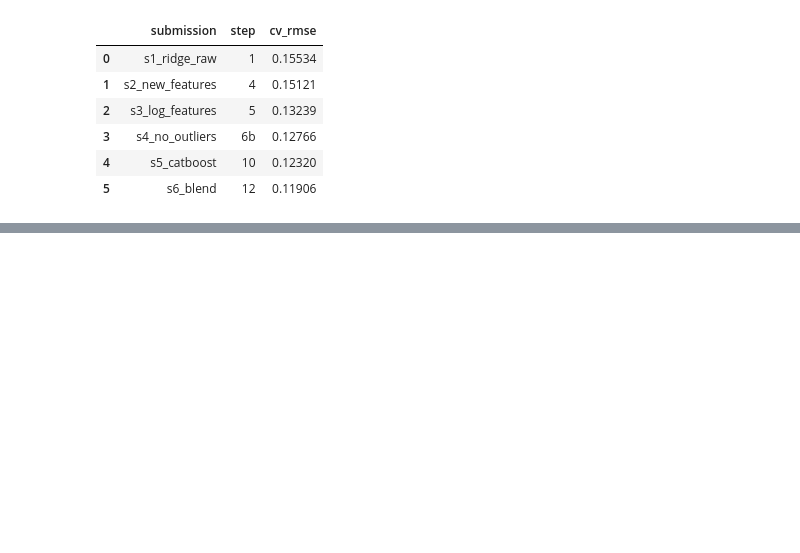
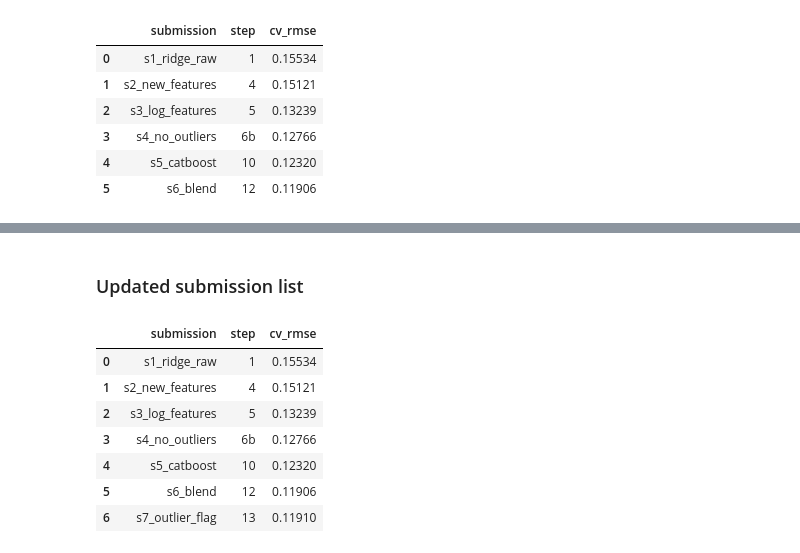
Before and after one commit to Victorshek412/kaggle-house-prices, a Jupyter notebook: v2/house_prices_v2.ipynb, the cells around one changed output, grey strips where cells are left out. Saved outputs shown, nothing was run; the diff lists cells and outputs as text; code cells hidden in the pictures; blank space fills up the shorter version.

```diff
--- a/v2/house_prices_v2.ipynb
+++ b/v2/house_prices_v2.ipynb
@@ -927,0 +1173,17 @@ summary.round(5)
+# %% [markdown]
+### Updated submission list
+# %%
+summary = pd.concat([summary, pd.DataFrame([{"submission": "s7_outlier_flag", "step": "13",
+                                             "cv_rmse": results.set_index("step").cv_rmse["13"]}])],
+                    ignore_index=True)
+summary.to_csv(OUT_DIR / "submission_summary.csv", index=False)
+summary.round(5)
+# %% [output]
+|  | submission | step | cv_rmse |
+| 0 | s1_ridge_raw | 1 | 0.15534 |
+| 1 | s2_new_features | 4 | 0.15121 |
+| 2 | s3_log_features | 5 | 0.13239 |
+| 3 | s4_no_outliers | 6b | 0.12766 |
+| 4 | s5_catboost | 10 | 0.12320 |
+| 5 | s6_blend | 12 | 0.11906 |
+| 6 | s7_outlier_flag | 13 | 0.11910 |
```
Also changed, not shown: parts of 19 cells of this notebook, 10 other files.
